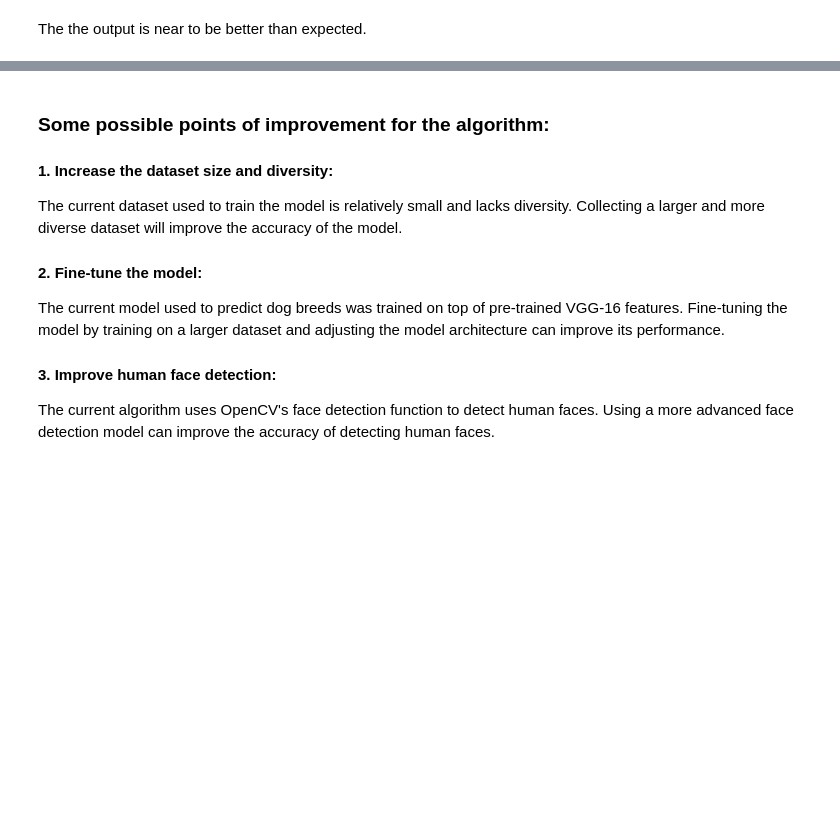
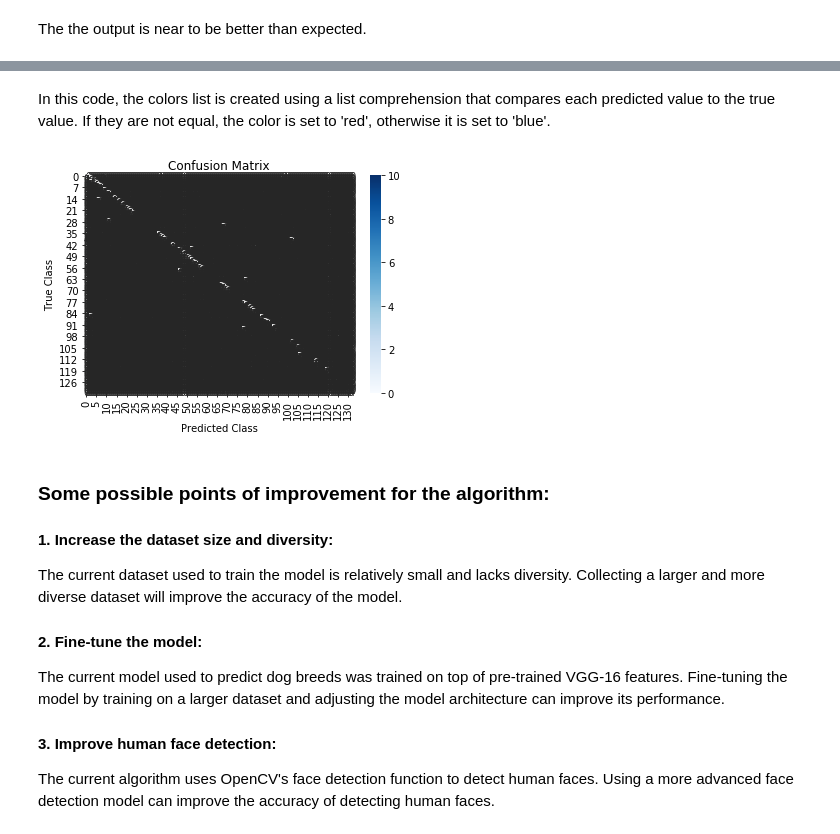
Before and after one commit to safaa-suliman/capstone_project, a Jupyter notebook: dog_app.ipynb, the cells around one changed output, grey strips where cells are left out. Saved outputs shown, nothing was run; the diff lists cells and outputs as text; code cells hidden in the pictures; blank space fills up the shorter version.

```diff
--- a/dog_app.ipynb
+++ b/dog_app.ipynb
@@ -1048,3 +1108,26 @@ The the output is near to be better than  expected.
+# %% [markdown]
+In this code, the colors list is created using a list comprehension that compares each predicted value to the true value. If they are not equal, the color is set to 'red', otherwise it is set to 'blue'.
+# %%
+from sklearn.metrics import confusion_matrix
+import seaborn as sns
+
+# get index of predicted dog breed for each image in test set
+VGG16_predictions = [np.argmax(VGG16_model.predict(np.expand_dims(feature, axis=0))) for feature in test_VGG16]
+
+# get index of true dog breed for each image in test set
+true_breed = np.argmax(test_targets, axis=1)
+
+# calculate confusion matrix
+cm = confusion_matrix(true_breed, VGG16_predictions)
+
+# plot confusion matrix as heatmap
+sns.heatmap(cm, annot=True, fmt='d', cmap='Blues')
+plt.xlabel('Predicted Class')
+plt.ylabel('True Class')
+plt.title('Confusion Matrix')
+plt.show()
+# %% [output]
+[figure, added]
 # %% [markdown]
 ### Some possible points of improvement for the algorithm:
 
```
Also changed, not shown: parts of 4 cells of this notebook.
